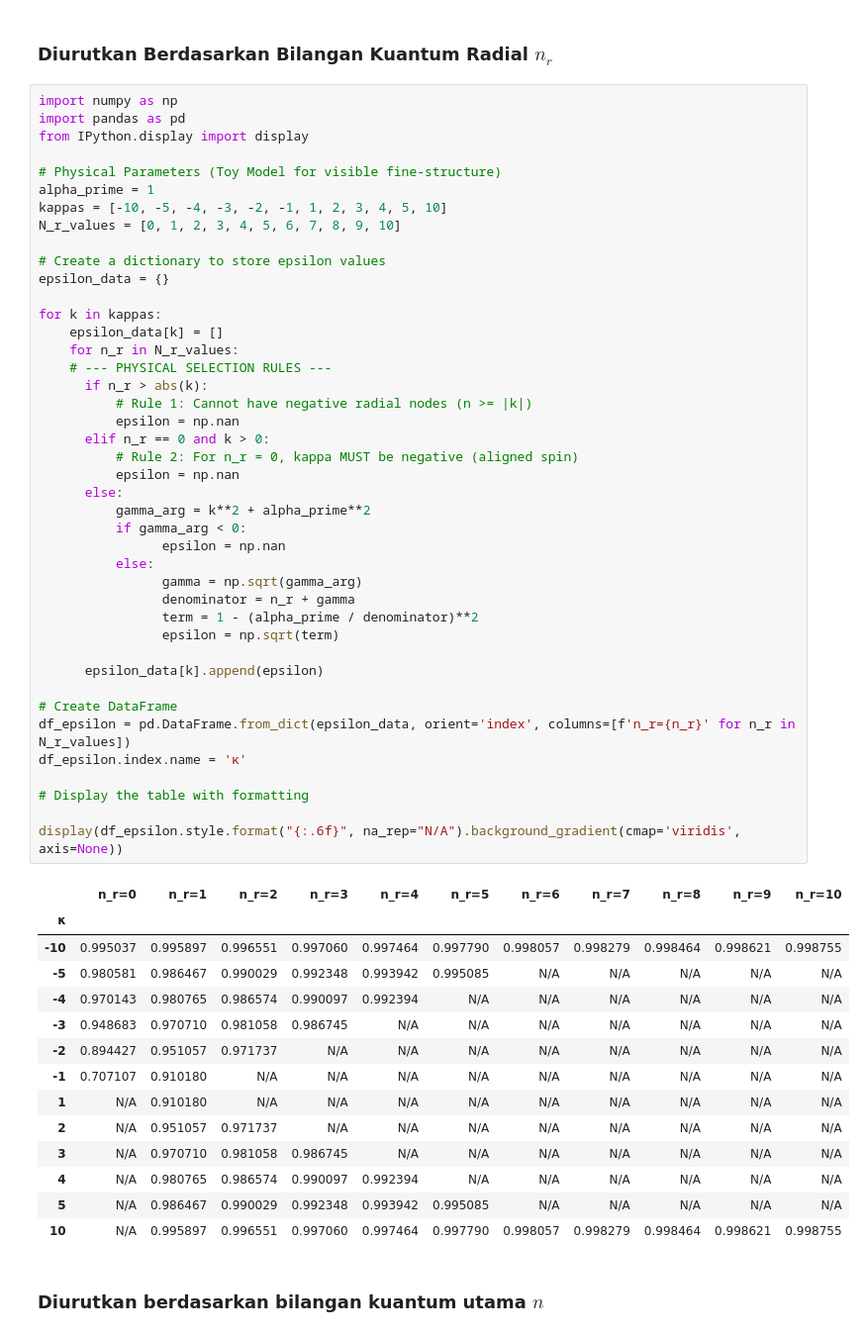
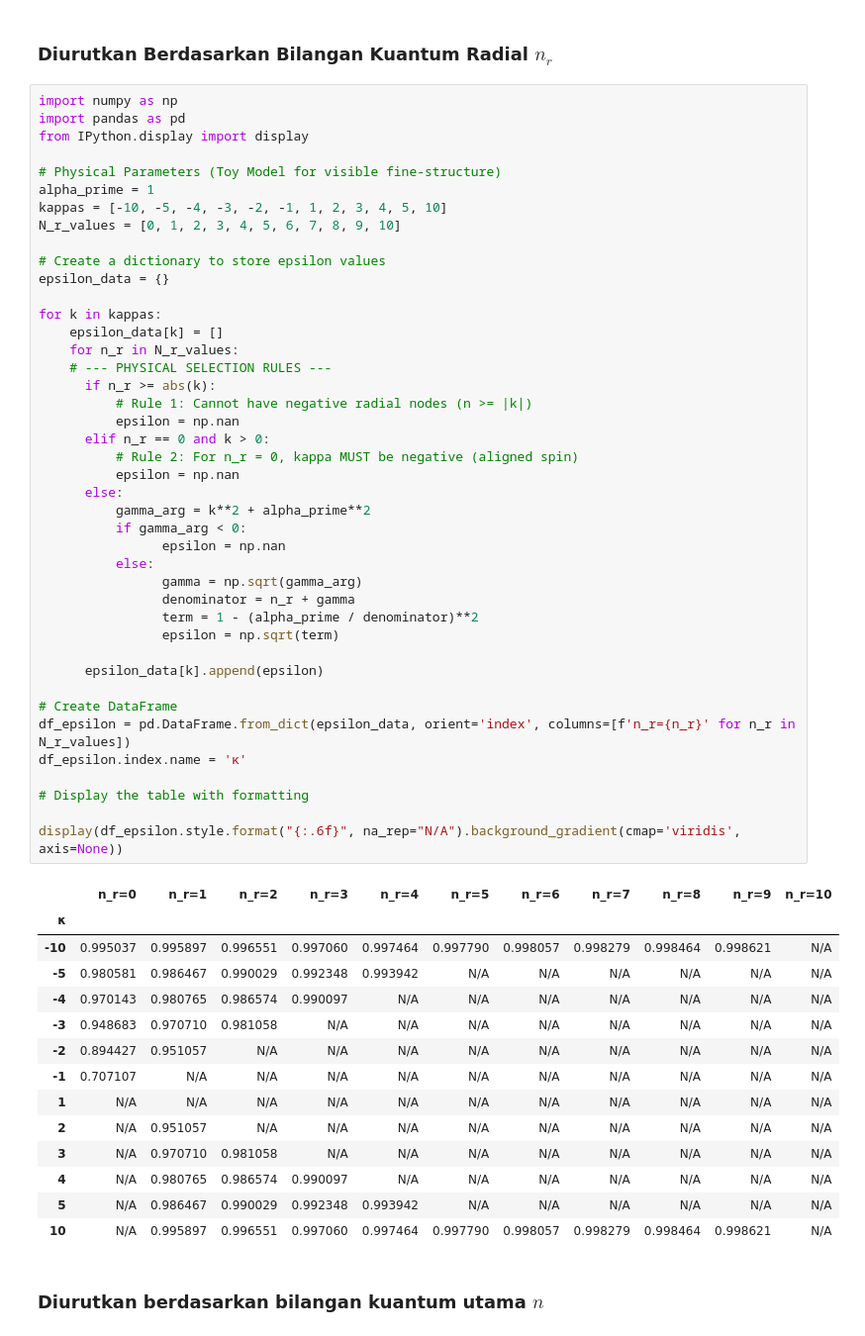
Before and after one commit to oszavla/Dirac-Schwarz, a Jupyter notebook: Persamaan_Dirac_dalam_Ruangwaktu_Datar.ipynb, the cells around one changed output. Shown at 99% size. Cells and saved outputs as stored; diff of their text form.

```diff
--- a/Persamaan_Dirac_dalam_Ruangwaktu_Datar.ipynb
+++ b/Persamaan_Dirac_dalam_Ruangwaktu_Datar.ipynb
@@ -33,46 +33,46 @@ for k in kappas:
     epsilon_data[k] = []
     for n_r in N_r_values:
     # --- PHYSICAL SELECTION RULES ---
-      if n_r > abs(k):
+      if n_r >= abs(k):
           # Rule 1: Cannot have negative radial nodes (n >= |k|)
           epsilon = np.nan
       elif n_r == 0 and k > 0:
           # Rule 2: For n_r = 0, kappa MUST be negative (aligned spin)
           epsilon = np.nan
       else:
           gamma_arg = k**2 + alpha_prime**2
           if gamma_arg < 0:
                 epsilon = np.nan
           else:
                 gamma = np.sqrt(gamma_arg)
                 denominator = n_r + gamma
                 term = 1 - (alpha_prime / denominator)**2
                 epsilon = np.sqrt(term)
 
       epsilon_data[k].append(epsilon)
 
 # Create DataFrame
 df_epsilon = pd.DataFrame.from_dict(epsilon_data, orient='index', columns=[f'n_r={n_r}' for n_r in N_r_values])
 df_epsilon.index.name = 'κ'
 
 # Display the table with formatting
 
 display(df_epsilon.style.format("{:.6f}", na_rep="N/A").background_gradient(cmap='viridis', axis=None))
 # %% [output]
 |  | n_r=0 | n_r=1 | n_r=2 | n_r=3 | n_r=4 | n_r=5 | n_r=6 | n_r=7 | n_r=8 | n_r=9 | n_r=10 |
 | κ |  |  |  |  |  |  |  |  |  |  |  |
-| -10 | 0.995037 | 0.995897 | 0.996551 | 0.997060 | 0.997464 | 0.997790 | 0.998057 | 0.998279 | 0.998464 | 0.998621 | 0.998755 |
-| -5 | 0.980581 | 0.986467 | 0.990029 | 0.992348 | 0.993942 | 0.995085 | N/A | N/A | N/A | N/A | N/A |
-| -4 | 0.970143 | 0.980765 | 0.986574 | 0.990097 | 0.992394 | N/A | N/A | N/A | N/A | N/A | N/A |
-| -3 | 0.948683 | 0.970710 | 0.981058 | 0.986745 | N/A | N/A | N/A | N/A | N/A | N/A | N/A |
-| -2 | 0.894427 | 0.951057 | 0.971737 | N/A | N/A | N/A | N/A | N/A | N/A | N/A | N/A |
-| -1 | 0.707107 | 0.910180 | N/A | N/A | N/A | N/A | N/A | N/A | N/A | N/A | N/A |
-| 1 | N/A | 0.910180 | N/A | N/A | N/A | N/A | N/A | N/A | N/A | N/A | N/A |
-| 2 | N/A | 0.951057 | 0.971737 | N/A | N/A | N/A | N/A | N/A | N/A | N/A | N/A |
-| 3 | N/A | 0.970710 | 0.981058 | 0.986745 | N/A | N/A | N/A | N/A | N/A | N/A | N/A |
-| 4 | N/A | 0.980765 | 0.986574 | 0.990097 | 0.992394 | N/A | N/A | N/A | N/A | N/A | N/A |
-| 5 | N/A | 0.986467 | 0.990029 | 0.992348 | 0.993942 | 0.995085 | N/A | N/A | N/A | N/A | N/A |
-| 10 | N/A | 0.995897 | 0.996551 | 0.997060 | 0.997464 | 0.997790 | 0.998057 | 0.998279 | 0.998464 | 0.998621 | 0.998755 |
+| -10 | 0.995037 | 0.995897 | 0.996551 | 0.997060 | 0.997464 | 0.997790 | 0.998057 | 0.998279 | 0.998464 | 0.998621 | N/A |
+| -5 | 0.980581 | 0.986467 | 0.990029 | 0.992348 | 0.993942 | N/A | N/A | N/A | N/A | N/A | N/A |
+| -4 | 0.970143 | 0.980765 | 0.986574 | 0.990097 | N/A | N/A | N/A | N/A | N/A | N/A | N/A |
+| -3 | 0.948683 | 0.970710 | 0.981058 | N/A | N/A | N/A | N/A | N/A | N/A | N/A | N/A |
+| -2 | 0.894427 | 0.951057 | N/A | N/A | N/A | N/A | N/A | N/A | N/A | N/A | N/A |
+| -1 | 0.707107 | N/A | N/A | N/A | N/A | N/A | N/A | N/A | N/A | N/A | N/A |
+| 1 | N/A | N/A | N/A | N/A | N/A | N/A | N/A | N/A | N/A | N/A | N/A |
+| 2 | N/A | 0.951057 | N/A | N/A | N/A | N/A | N/A | N/A | N/A | N/A | N/A |
+| 3 | N/A | 0.970710 | 0.981058 | N/A | N/A | N/A | N/A | N/A | N/A | N/A | N/A |
+| 4 | N/A | 0.980765 | 0.986574 | 0.990097 | N/A | N/A | N/A | N/A | N/A | N/A | N/A |
+| 5 | N/A | 0.986467 | 0.990029 | 0.992348 | 0.993942 | N/A | N/A | N/A | N/A | N/A | N/A |
+| 10 | N/A | 0.995897 | 0.996551 | 0.997060 | 0.997464 | 0.997790 | 0.998057 | 0.998279 | 0.998464 | 0.998621 | N/A |
 # %% [markdown]
 ### Diurutkan berdasarkan bilangan kuantum utama $n$
 # %%
```
Also changed, not shown: parts of 10 cells of this notebook.
